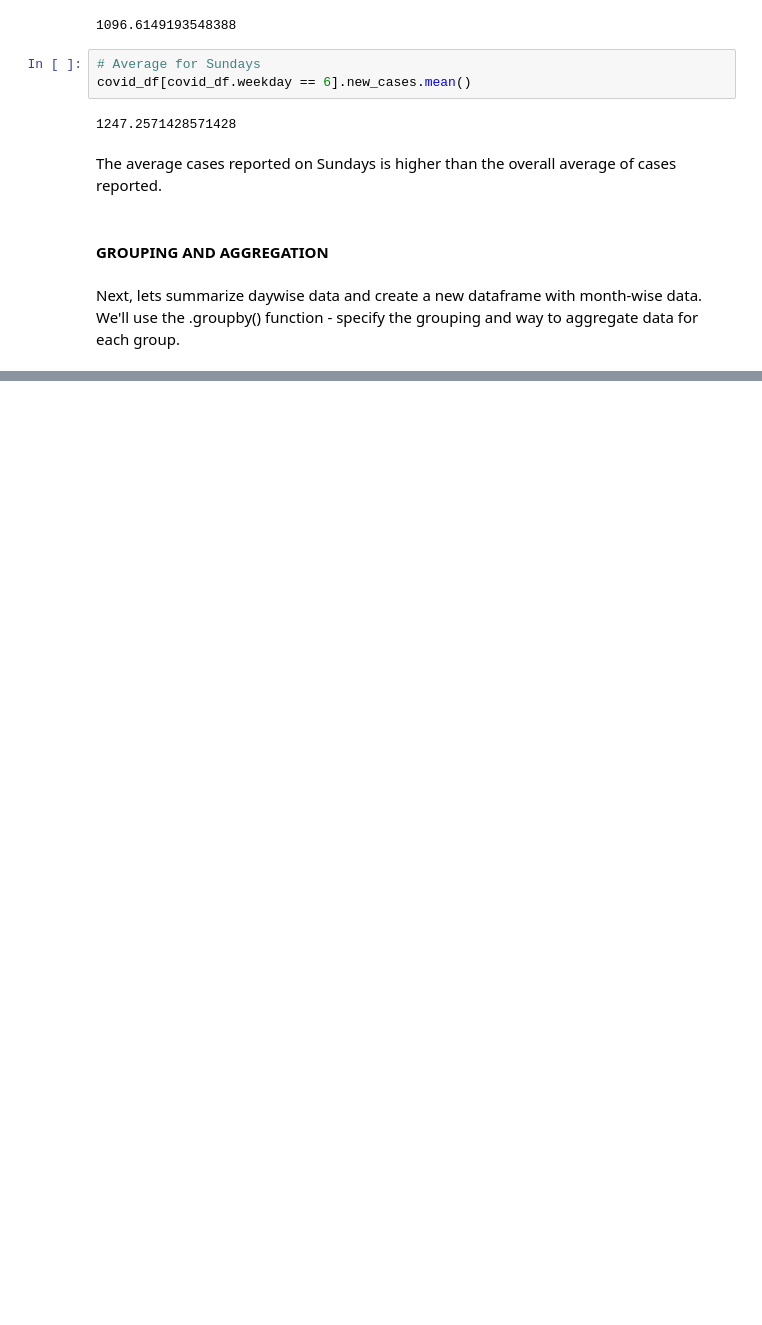
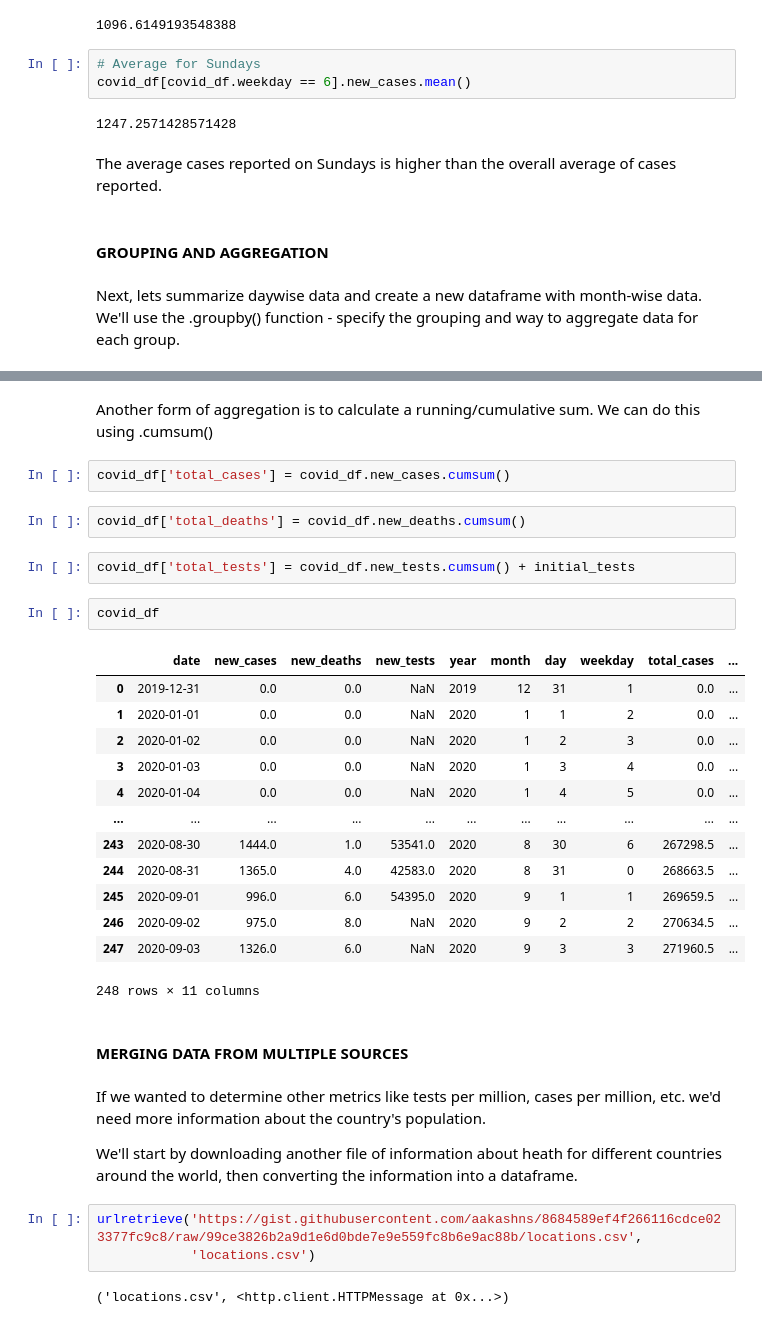
Before and after one commit to veronicasb/data_analysis, a Jupyter notebook: lesson4_analyzing_data.ipynb, the cells around one changed output, grey strips where cells are left out. Drawn from its saved outputs; the diff is of its cells as text; blank space fills up the shorter version.

Commit message:
Lecture 4: finished "merging sources" section
Of "Data Analysis with Python Course" (5:27) from freeCodeCamp.org

```diff
--- a/lesson4_analyzing_data.ipynb
+++ b/lesson4_analyzing_data.ipynb
@@ -674,0 +694,35 @@ covid_month_df
+# %% [markdown]
+Another form of aggregation is to calculate a running/cumulative sum. We can do this using .cumsum()
+# %%
+covid_df['total_cases'] = covid_df.new_cases.cumsum()
+# %%
+covid_df['total_deaths'] = covid_df.new_deaths.cumsum()
+# %%
+covid_df['total_tests'] = covid_df.new_tests.cumsum() + initial_tests
+# %%
+covid_df
+# %% [output]
+|  | date | new_cases | new_deaths | new_tests | year | month | day | weekday | total_cases | ... |
+| 0 | 2019-12-31 | 0.0 | 0.0 | NaN | 2019 | 12 | 31 | 1 | 0.0 | ... |
+| 1 | 2020-01-01 | 0.0 | 0.0 | NaN | 2020 | 1 | 1 | 2 | 0.0 | ... |
+| 2 | 2020-01-02 | 0.0 | 0.0 | NaN | 2020 | 1 | 2 | 3 | 0.0 | ... |
+| 3 | 2020-01-03 | 0.0 | 0.0 | NaN | 2020 | 1 | 3 | 4 | 0.0 | ... |
+| 4 | 2020-01-04 | 0.0 | 0.0 | NaN | 2020 | 1 | 4 | 5 | 0.0 | ... |
+| ... | ... | ... | ... | ... | ... | ... | ... | ... | ... | ... |
+| 243 | 2020-08-30 | 1444.0 | 1.0 | 53541.0 | 2020 | 8 | 30 | 6 | 267298.5 | ... |
+| 244 | 2020-08-31 | 1365.0 | 4.0 | 42583.0 | 2020 | 8 | 31 | 0 | 268663.5 | ... |
+| 245 | 2020-09-01 | 996.0 | 6.0 | 54395.0 | 2020 | 9 | 1 | 1 | 269659.5 | ... |
+| 246 | 2020-09-02 | 975.0 | 8.0 | NaN | 2020 | 9 | 2 | 2 | 270634.5 | ... |
+| 247 | 2020-09-03 | 1326.0 | 6.0 | NaN | 2020 | 9 | 3 | 3 | 271960.5 | ... |
+248 rows × 11 columns
+# %% [markdown]
+#### MERGING DATA FROM MULTIPLE SOURCES
+# %% [markdown]
+If we wanted to determine other metrics like tests per million, cases per million, etc. we'd need more information about the country's population.
+
+We'll start by downloading another file of information about heath for different countries around the world, then converting the information into a dataframe.
+# %%
+urlretrieve('https://gist.githubusercontent.com/aakashns/8684589ef4f266116cdce023377fc9c8/raw/99ce3826b2a9d1e6d0bde7e9e559fc8b6e9ac88b/locations.csv',
+            'locations.csv')
+# %% [output]
+('locations.csv', <http.client.HTTPMessage at 0x...>)
```
Also changed, not shown: parts of 23 cells of this notebook, 2 other files.
